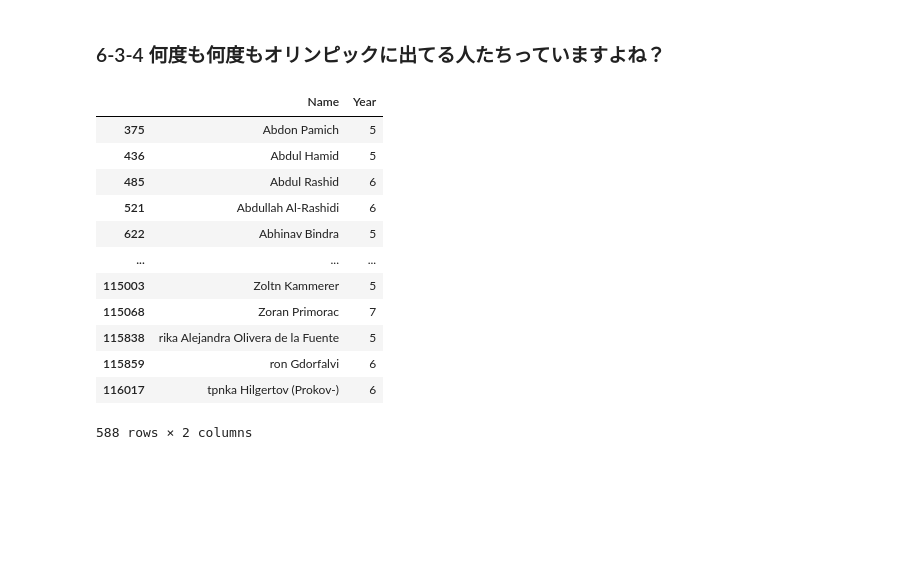
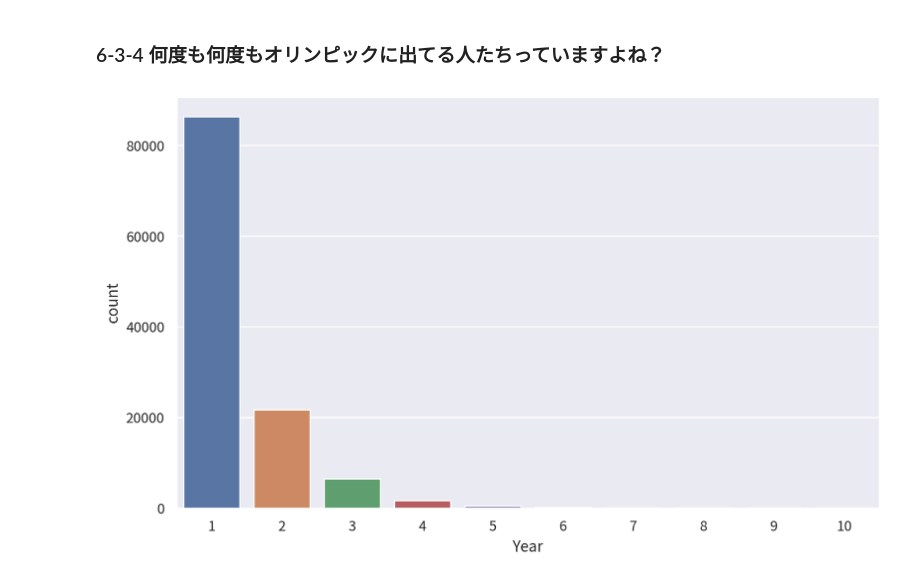
Before and after one commit to 900914/TIL, a Jupyter notebook: Kaggle/120olympic_analytics.ipynb, the cells around one changed output. Saved outputs shown, nothing was run; the diff lists cells and outputs as text; code cells hidden in the pictures; blank space fills up the shorter version.

```diff
--- a/Kaggle/120olympic_analytics.ipynb
+++ b/Kaggle/120olympic_analytics.ipynb
@@ -627,20 +626,9 @@ plt.show()
 # %% [markdown]
 ### 6-3-4 何度も何度もオリンピックに出てる人たちっていますよね？
 # %%
-tmp = sub_df.groupby('Name').nunique()['Year'].reset_index()
+tmp = sub_df.groupby('ID').nunique()['Year'].reset_index()
-# %%
-tmp[tmp['Year']>=5]
-# %% [output]
-|  | Name | Year |
-| 375 | Abdon Pamich | 5 |
-| 436 | Abdul Hamid | 5 |
-| 485 | Abdul Rashid | 6 |
-| 521 | Abdullah Al-Rashidi | 6 |
-| 622 | Abhinav Bindra | 5 |
-| ... | ... | ... |
-| 115003 | Zoltn Kammerer | 5 |
-| 115068 | Zoran Primorac | 7 |
-| 115838 | rika Alejandra Olivera de la Fuente | 5 |
-| 115859 | ron Gdorfalvi | 6 |
-| 116017 | tpnka Hilgertov (Prokov-) | 6 |
-588 rows × 2 columns
+# %%
+fig , ax = plt.subplots(figsize=(10,6),dpi=200)
+ax = sns.countplot(tmp['Year'])
+# %% [output]
+[figure, added]
```
Also changed, not shown: parts of 13 cells of this notebook, 1 other file.
